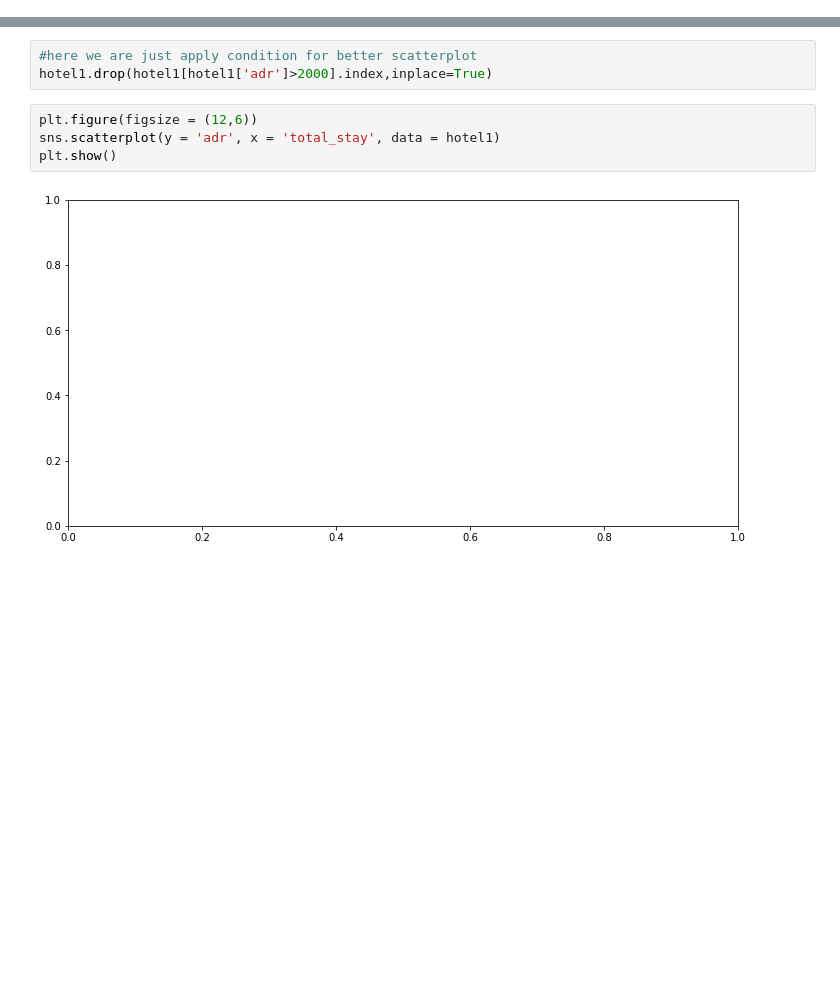
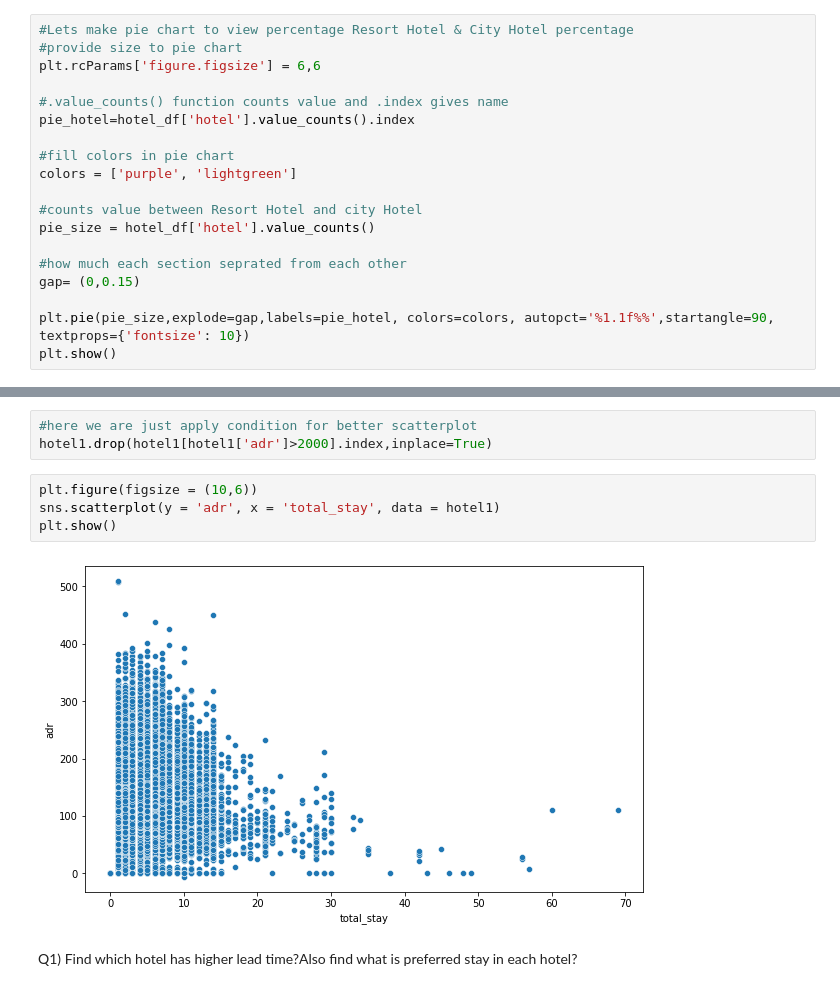
Before and after one commit to ashokkondhalkar/CAPSTONE-1-Hotel-Booking-Analysis-EDA, a Jupyter notebook: Individual_notebook.ipynb, the cells around one changed output, grey strips where cells are left out. Drawn from its saved outputs; the diff is of its cells as text; blank space fills up the shorter version.

```diff
--- a/Individual_notebook.ipynb
+++ b/Individual_notebook.ipynb
@@ -45,0 +110,19 @@ hotel_df.info()
+# %%
+#Lets make pie chart to view percentage Resort Hotel & City Hotel percentage
+#provide size to pie chart
+plt.rcParams['figure.figsize'] = 6,6
+
+#.value_counts() function counts value and .index gives name
+pie_hotel=hotel_df['hotel'].value_counts().index
+
+#fill colors in pie chart
+colors = ['purple', 'lightgreen']
+
+#counts value between Resort Hotel and city Hotel
+pie_size = hotel_df['hotel'].value_counts()
+
+#how much each section seprated from each other
+gap= (0,0.15)
+
+plt.pie(pie_size,explode=gap,labels=pie_hotel, colors=colors, autopct='%1.1f%%',startangle=90, textprops={'fontsize': 10})
+plt.show()
@@ -255,8 +411,11 @@ plt.show()
 #here we are just apply condition for better scatterplot
 hotel1.drop(hotel1[hotel1['adr']>2000].index,inplace=True)
 # %%
-plt.figure(figsize = (12,6))
+plt.figure(figsize = (10,6))
 sns.scatterplot(y = 'adr', x = 'total_stay', data = hotel1)
 plt.show()
 # %% [output]
-[figure, old version]
+[figure, new version]
+# %% [markdown]
+Q1) Find which hotel has higher lead time?Also find what is preferred stay in
+each hotel?
```
Also changed, not shown: parts of 47 cells of this notebook.
